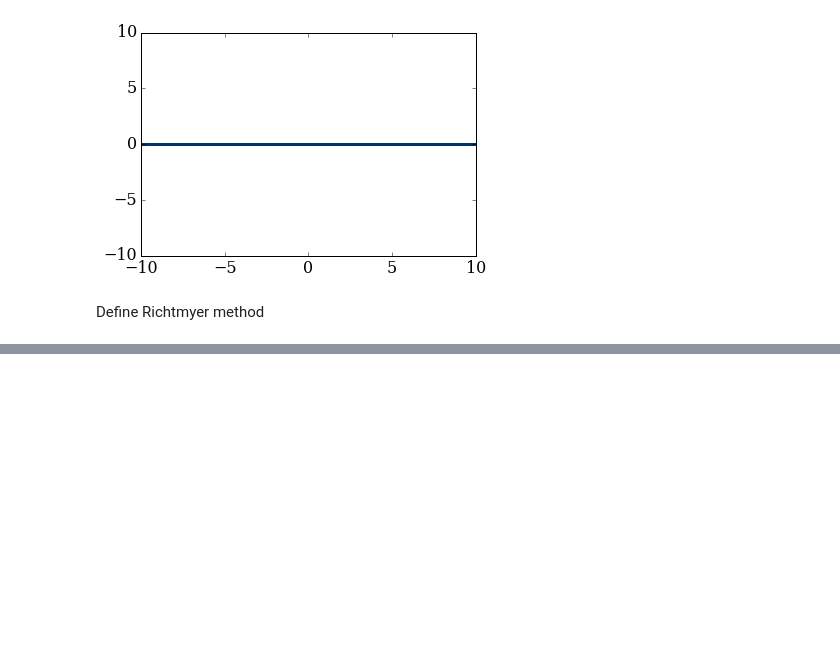
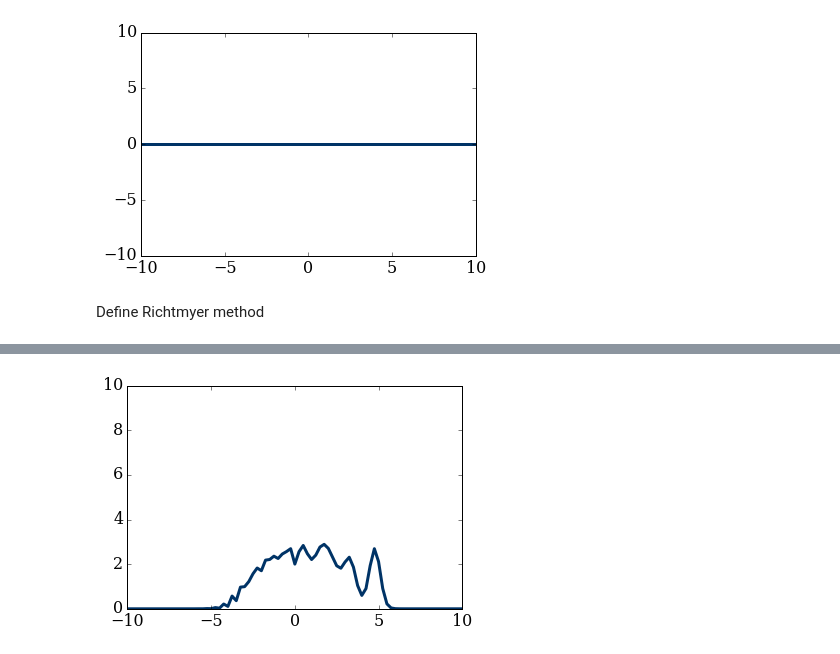
Before and after one commit to Dmphelps89/mae6286, a Jupyter notebook: workspace/module_3_assignment.ipynb, the cells around one changed output, grey strips where cells are left out. Saved outputs shown, nothing was run; the diff lists cells and outputs as text; code cells hidden in the pictures; blank space fills up the shorter version.

```diff
--- a/workspace/module_3_assignment.ipynb
+++ b/workspace/module_3_assignment.ipynb
@@ -158,0 +140,5 @@ numpy.shape(u_star)
+# %%
+pyplot.plot(x, u[:,1], color='#003366', ls='-', lw=3)
+pyplot.ylim(0,10);
+# %% [output]
+[figure, added]
```
Also changed, not shown: parts of 14 cells of this notebook.
